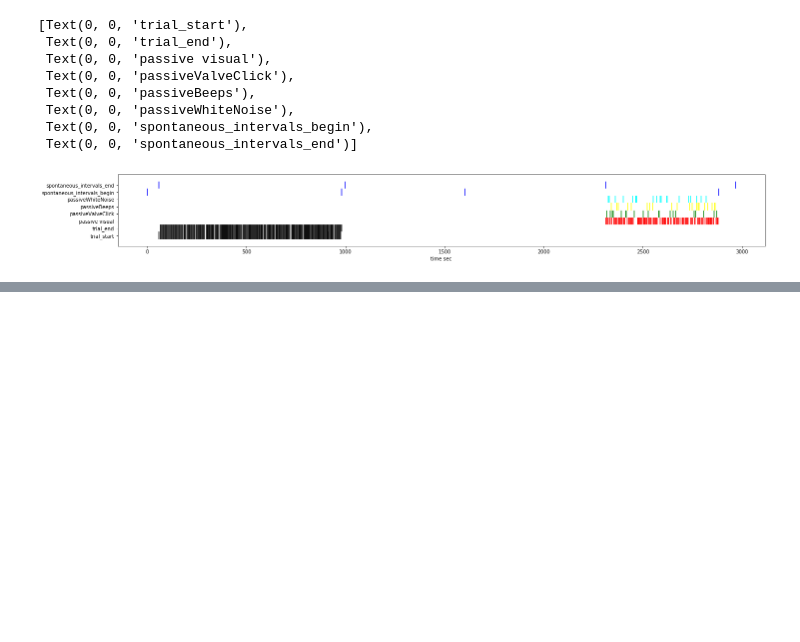
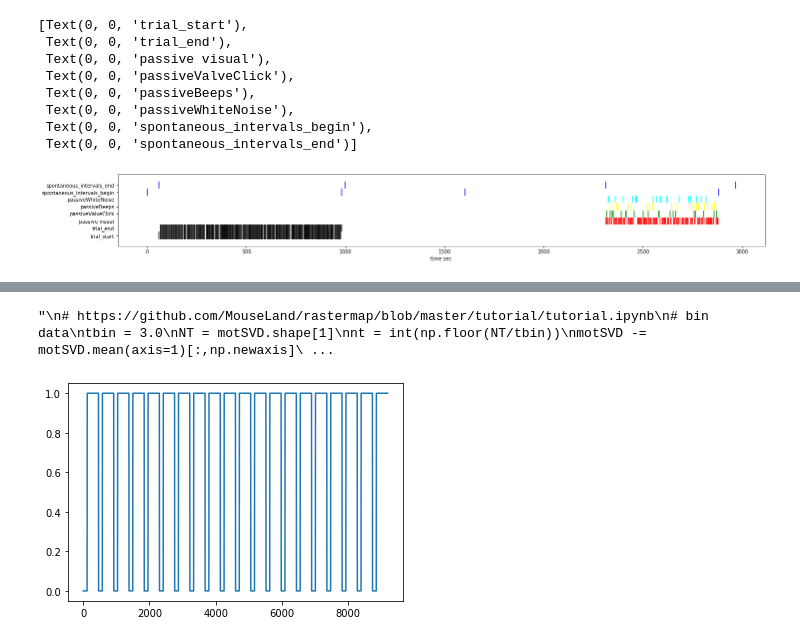
Before and after one commit to mariakesa/ConnectedLizards_NeuroMatch2020, a Jupyter notebook: data_overview_JS.ipynb, the cells around one changed output, grey strips where cells are left out. Saved outputs shown, nothing was run; the diff lists cells and outputs as text; code cells hidden in the pictures; blank space fills up the shorter version.

```diff
--- a/data_overview_JS.ipynb
+++ b/data_overview_JS.ipynb
@@ -679,0 +599,74 @@ from scipy import stats
+# %%
+'''
+# https://github.com/MouseLand/rastermap/blob/master/tutorial/tutorial.ipynb
+# bin data
+tbin = 3.0
+NT = motSVD.shape[1]
+nt = int(np.floor(NT/tbin))
+motSVD -= motSVD.mean(axis=1)[:,np.newaxis]
+parea  -= np.nanmean(parea)
+parea[np.isnan(parea)] = 0
+tbin = int(tbin)
+
+beh = np.reshape(motSVD[:,:nt*tbin], (motSVD.shape[0], nt, tbin)).mean(axis=-1)
+pup = np.reshape(parea[:nt*tbin], (nt, tbin)).mean(axis=-1)
+
+# using this format bin S
+Sbin = np.reshape(S[:,:nt*tbin], (S.shape[0], nt, tbin)).mean(axis=-1)
+Spbin = np.reshape(Sp[:,:nt*tbin], (Sp.shape[0], nt, tbin)).mean(axis=-1)
+
+# use PCs of neural activity
+model = PCA(n_components=64).fit(Sbin)
+V = model.components_ # time components
+sv = model.singular_values_
+U = np.matmul(Sbin,V.T) / sv # neuron components
+V *= sv[:,np.newaxis]
+# split into train-test
+# * use interleaved segments *
+nsegs = 20
+nlen  = nt/nsegs
+ninds = np.linspace(0,nt-nlen,nsegs).astype(int)
+itest = (ninds[:,np.newaxis] + np.arange(0,nlen*0.25,1,int)).flatten()
+itrain = np.ones(nt, np.bool)
+itrain[itest] = 0
+plt.plot(itrain)
+plt.show()
+
+
+#### PREDICT USING PUPIL WITH LINEAR REGRESSION
+
+A = np.matmul(pup[itrain], V[:,itrain].T)/(pup**2).sum()
+
+Vpredp = np.matmul(A[:,np.newaxis], pup[itest][np.newaxis,:])
+
+varexp_pupil = 1 - ((Vpredp - V[:,itest])**2).sum(axis=1)/(V[:,itest]**2).sum(axis=1)
+
+#### PREDICT USING BEHAVIOR PC'S
+## regularized linear regression from behavior to neural PCs
+covM = np.matmul(beh[:,itrain], beh[:,itrain].T)
+lam = 1e5 # regularizer
+covM += lam*np.eye(beh.shape[0])
+A = np.linalg.solve(covM, np.matmul(beh[:,itrain], V[:,itrain].T))
+
+Vpred = np.matmul(A.T, beh[:,itest])
+
+varexp = 1 - ((Vpred - V[:,itest])**2).sum(axis=1)/(V[:,itest]**2).sum(axis=1)
+
+
+'''
+# %% [output]
+"\n# https://github.com/MouseLand/rastermap/blob/master/tutorial/tutorial.ipynb\n# bin data\ntbin = 3.0\nNT = motSVD.shape[1]\nnt = int(np.floor(NT/tbin))\nmotSVD -= motSVD.mean(axis=1)[:,np.newaxis]\ ...
+# %%
+### select data for training versus testing
+NT = predictor_mat.shape[1] ### get the number of columns
+nt = int(np.floor(NT))
+nsegs = 20 ### how many segments
+nlen  = nt/nsegs
+ninds = np.linspace(0,nt-nlen,nsegs).astype(int)
+itest = (ninds[:,np.newaxis] + np.arange(0,nlen*0.25,1,int)).flatten()
+itrain = np.ones(nt, np.bool)
+itrain[itest] = 0
+plt.plot(itrain)
+plt.show()
+# %% [output]
+[figure, added]
```
Also changed, not shown: parts of 17 cells of this notebook.
